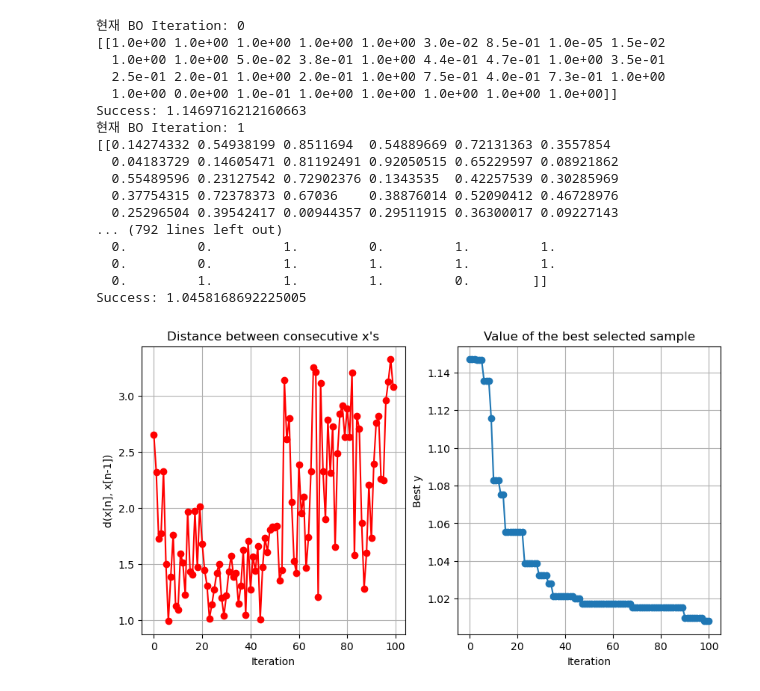
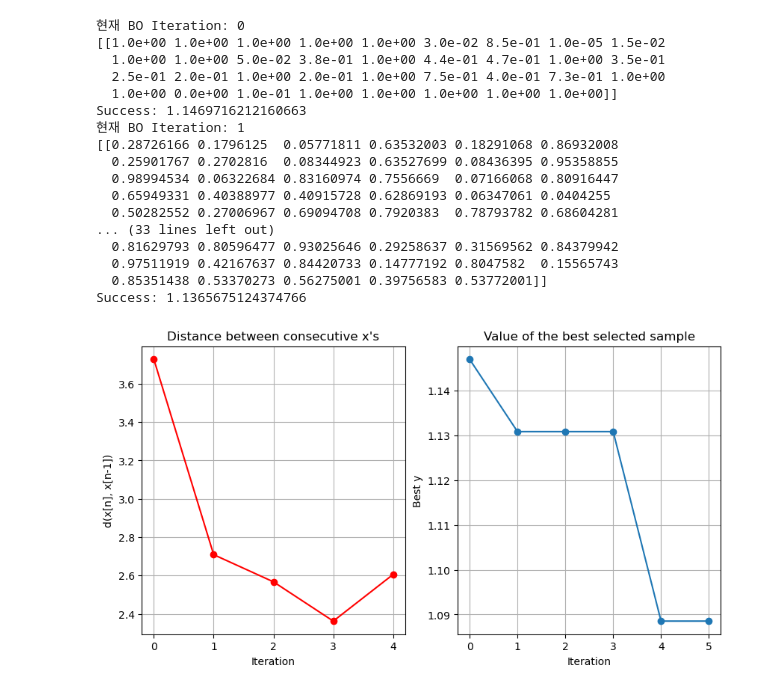
Before and after one commit to Hyein-coder/SAF-HDO, a Jupyter notebook: main_hdo_rxn.ipynb, the cells around one changed output. Drawn from its saved outputs; the diff is of its cells as text; code cells hidden in the pictures.

```diff
--- a/main_hdo_rxn.ipynb
+++ b/main_hdo_rxn.ipynb
@@ -112,34 +114,3 @@ get_carbon_number_composition(208)
  36: 0,
  37: 0,
  38: 0}
-# %%
-case_target = 'a'
-target_sum = sum(data[case_target])
-target_data = {n: c / target_sum for n, c in zip(data['Carbon'], data[case_target])}
-
-r_now = []
-for ii, rr in enumerate(hdo_rxtors):
-    rii = []
-    for n in range(n_rxns[ii]):
-        rii.append(rr.Elements(f"{n+1}").Value)
-    r_now.append(rii)
-
-
-def get_hdo_results(rxn_coef):
-    print(rxn_coef)
-    for n in range(n_rxns[0]):
-        rxtor1.Elements(f"{n+1}").Value = rxn_coef[0][n]
-
-    time.sleep(2)
-    aspen.Engine.Run2()
-    time.sleep(2)
-
-    prod = get_carbon_number_composition(208)
-    mse = sum((target_data[n] - prod[n])**2 for n in target_data.keys()) * 10
-    print(f"Success: {mse}")
-    return mse
-
-
-r_new = [r_now[0].copy()]
-r_new[0][29] = 1.0
-print(get_hdo_results(r_new))
@@ -217,45 +254,45 @@ objective = GPyOpt.core.task.SingleObjective(hdo_evaluator.evaluate)
 
 # Gaussian process regression model
 model = GPyOpt.models.GPModel(kernel=m52, exact_feval=True,
                               optimize_restarts=25, verbose=False)
 
 # Acquisition function: Expected improvement (EI)
 domain_space = GPyOpt.Design_space(space=domain)
 
 acquisition_optimizer = GPyOpt.optimization.AcquisitionOptimizer(domain_space)
 acquisition = GPyOpt.acquisitions.AcquisitionEI(model, domain_space, optimizer=acquisition_optimizer)
 evaluator = GPyOpt.core.evaluators.Sequential(acquisition)
 
 # Set Bayesian optimization
 BO = ModularBayesianOptimization(model, domain_space, objective, acquisition, evaluator, r_init_np)
 
 # Maximum time and iterations for Bayesian optimization
 max_time = None
-max_iter = 100
+max_iter = 5
 tolerance = -np.inf
 
 # Run Bayesian optimization
 BO.run_optimization(max_iter=max_iter, max_time=max_time, eps=tolerance, verbosity=False)
 BO.plot_convergence()
 # %% [output]
 현재 BO Iteration: 0
 [[1.0e+00 1.0e+00 1.0e+00 1.0e+00 1.0e+00 3.0e-02 8.5e-01 1.0e-05 1.5e-02
   1.0e+00 1.0e+00 5.0e-02 3.8e-01 1.0e+00 4.4e-01 4.7e-01 1.0e+00 3.5e-01
   2.5e-01 2.0e-01 1.0e+00 2.0e-01 1.0e+00 7.5e-01 4.0e-01 7.3e-01 1.0e+00
   1.0e+00 0.0e+00 1.0e-01 1.0e+00 1.0e+00 1.0e+00 1.0e+00 1.0e+00]]
 Success: 1.1469716212160663
 현재 BO Iteration: 1
-[[0.14274332 0.54938199 0.8511694  0.54889669 0.72131363 0.3557854
-  0.04183729 0.14605471 0.81192491 0.92050515 0.65229597 0.08921862
-  0.55489596 0.23127542 0.72902376 0.1343535  0.42257539 0.30285969
-  0.37754315 0.72378373 0.67036    0.38876014 0.52090412 0.46728976
-  0.25296504 0.39542417 0.00944357 0.29511915 0.36300017 0.09227143
-... (792 lines left out)
-  0.         0.         1.         0.         1.         1.
-  0.         0.         1.         1.         1.         1.
-  0.         1.         1.         1.         0.        ]]
-Success: 1.0458168692225005
+[[0.28726166 0.1796125  0.05771811 0.63532003 0.18291068 0.86932008
+  0.25901767 0.2702816  0.08344923 0.63527699 0.08436395 0.95358855
+  0.98994534 0.06322684 0.83160974 0.7556669  0.07166068 0.80916447
+  0.65949331 0.40388977 0.40915728 0.62869193 0.06347061 0.0404255
+  0.50282552 0.27006967 0.69094708 0.7920383  0.78793782 0.68604281
+... (33 lines left out)
+  0.81629793 0.80596477 0.93025646 0.29258637 0.31569562 0.84379942
+  0.97511919 0.42167637 0.84420733 0.14777192 0.8047582  0.15565743
+  0.85351438 0.53370273 0.56275001 0.39756583 0.53772001]]
+Success: 1.1365675124374766
-[figure, old version]
+[figure, new version]
 # %%
 optimal_rxn_coef = BO.x_opt
 print(optimal_rxn_coef)
```
Also changed, not shown: parts of 13 cells of this notebook, 2 other files.
